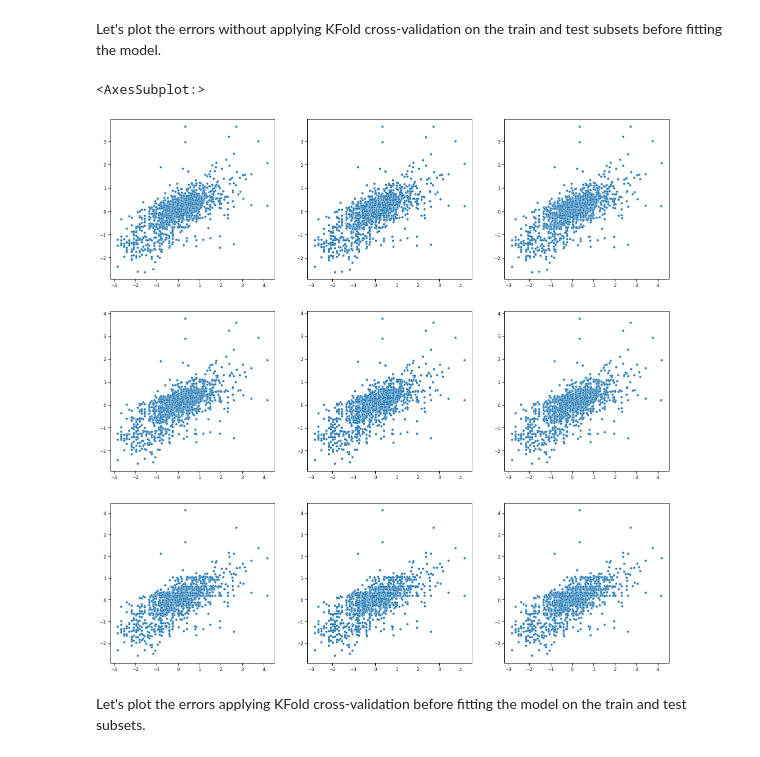
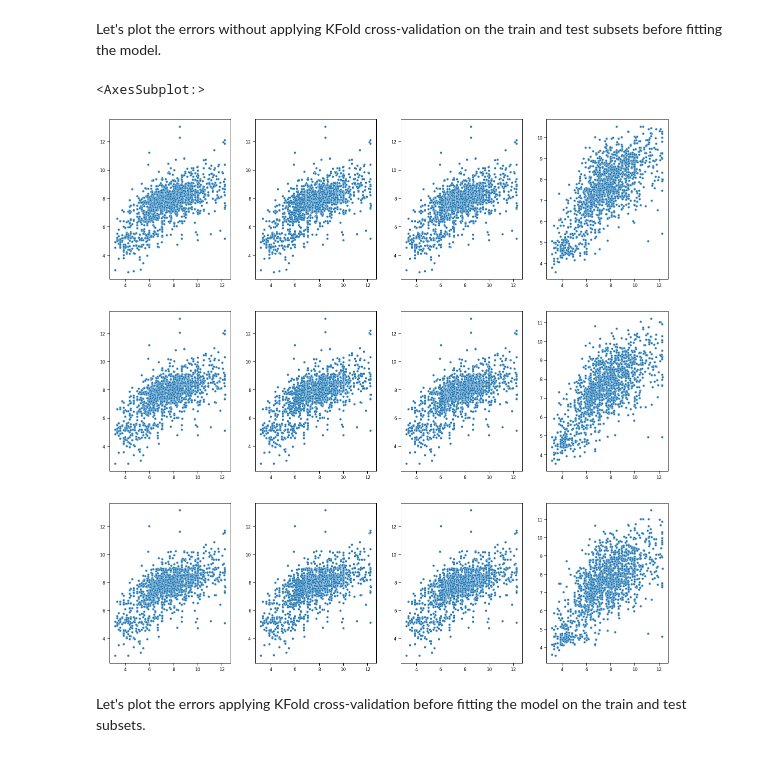
Before and after one commit to sbmoyano/data_science_projects, a Jupyter notebook: Airbnb_Malaga_correlation_regression/airbnb_malaga_supervised_learning_regression.ipynb, the cells around one changed output. Cells and saved outputs as stored; diff of their text form; code cells hidden in the pictures.

Commit message:
updated regression models and scores

```diff
--- a/Airbnb_Malaga_correlation_regression/airbnb_malaga_supervised_learning_regression.ipynb
+++ b/Airbnb_Malaga_correlation_regression/airbnb_malaga_supervised_learning_regression.ipynb
@@ -2103,15 +2233,21 @@ Mean Absolute Error on train data: 0.544148772150095
 # %%
-train_X_np_sel_supp = train_X[selected_features_supp].to_numpy()
-test_X_np_sel_supp = test_X[selected_features_supp].to_numpy()
 print('\n -------- LASSO REGRESSION (L1 REGULARIZATION) -------- \n')
-pred_lasso_sel_supp = lasso_reg(train_X_np_sel_supp, train_y_np, test_X_np_sel_supp, test_y_np)
-y_test_lasso_sel_supp, pred_lasso_sel_supp_kfold = lasso_reg_kfold(X, y, train_X_np_sel_supp, train_y_np, test_X_np_sel_supp, test_y_np)
+pred_lasso_sel_supp, y_test_lasso_sel_supp = lasso_reg(train_X_np_sel_supp, train_y_np, test_X_np_sel_supp, test_y_np)
+#y_test_lasso_sel_supp, pred_lasso_sel_supp_kfold = lasso_reg_kfold(X, y, train_X_np_sel_supp, train_y_np, test_X_np_sel_supp, test_y_np)
 print('\n -------- RIDGE REGRESSION (L2 REGULARIZATION) -------- \n')
-pred_ridge_sel_supp = ridge_reg(train_X_np_sel_supp, train_y_np, test_X_np_sel_supp, test_y_np)
-y_test_ridge_sel_supp, pred_ridge_sel_supp_kfold = ridge_reg_kfold(X, y, train_X_np_sel_supp, train_y_np, test_X_np_sel_supp, test_y_np)
+pred_ridge_sel_supp, y_test_ridge_sel_supp = ridge_reg(train_X_np_sel_supp, train_y_np, test_X_np_sel_supp, test_y_np)
+#y_test_ridge_sel_supp, pred_ridge_sel_supp_kfold = ridge_reg_kfold(X, y, train_X_np_sel_supp, train_y_np, test_X_np_sel_supp, test_y_np)
 print('\n -------- ELASTICNET REGRESSION (L1 AND L2 REGULARIZATION) -------- \n')
-pred_elasticnet_sel_supp = elasticnet_reg(train_X_np_sel_supp, train_y_np, test_X_np_sel_supp, test_y_np)
-y_test_elasticnet_sel_supp, pred_elasticnet_sel_supp_kfold = elasticnet_reg_kfold(X, y, train_X_np_sel_supp, train_y_np, test_X_np_sel_supp, test_y_np)
+pred_elasticnet_sel_supp, y_test_elasticnet_sel_supp = elasticnet_reg(train_X_np_sel_supp, train_y_np, test_X_np_sel_supp, test_y_np)
+#y_test_elasticnet_sel_supp, pred_elasticnet_sel_supp_kfold = elasticnet_reg_kfold(X, y, train_X_np_sel_supp, train_y_np, test_X_np_sel_supp, test_y_np)
+print('\n -------- RANDOM FOREST REGRESSION -------- \n')
+rf_best_params_sel_supp = {'n_estimators': 800,
+                           'min_samples_split': 2,
+                           'min_samples_leaf': 2,
+                           'max_features': 'log2',
+                           'max_depth': 110,
+                           'bootstrap': False}
+pred_rf_sel_supp, y_test_rf_sel_supp = randomforest_reg(train_X_np_sel_supp, train_y_np, test_X_np_sel_supp, test_y_np, rf_best_params_sel_supp)
 # %% [output]
  -------- LASSO REGRESSION (L1 REGULARIZATION) --------
 
@@ -2133,22 +2467,25 @@ Mean Absolute Error on train data: 0.5442239101898291
 # %% [markdown]
 Let's plot the errors without applying KFold cross-validation on the train and test subsets before fitting the model.
 # %%
-fig, ax = plt.subplots(3, 3, figsize=(20, 20))
+fig, ax = plt.subplots(3, 4, figsize=(20, 20))
 
-sns.scatterplot(test_y_np, pred_lasso, ax=ax[0, 0])
-sns.scatterplot(test_y_np, pred_ridge, ax=ax[0, 1])
-sns.scatterplot(test_y_np, pred_elasticnet, ax=ax[0, 2])
+sns.scatterplot(y_test_lasso, pred_lasso, ax=ax[0, 0])
+sns.scatterplot(y_test_ridge, pred_ridge, ax=ax[0, 1])
+sns.scatterplot(y_test_elasticnet, pred_elasticnet, ax=ax[0, 2])
+sns.scatterplot(y_test_rf, pred_rf, ax=ax[0, 3])
 
-sns.scatterplot(test_y_np, pred_lasso_sel, ax=ax[1, 0])
-sns.scatterplot(test_y_np, pred_ridge_sel, ax=ax[1, 1])
-sns.scatterplot(test_y_np, pred_elasticnet_sel, ax=ax[1, 2])
+sns.scatterplot(y_test_lasso_sel, pred_lasso_sel, ax=ax[1, 0])
+sns.scatterplot(y_test_ridge_sel, pred_ridge_sel, ax=ax[1, 1])
+sns.scatterplot(y_test_elasticnet_sel, pred_elasticnet_sel, ax=ax[1, 2])
+sns.scatterplot(y_test_rf_sel, pred_rf_sel, ax=ax[1, 3])
 
-sns.scatterplot(test_y_np, pred_lasso_sel_supp, ax=ax[2, 0])
-sns.scatterplot(test_y_np, pred_ridge_sel_supp, ax=ax[2, 1])
-sns.scatterplot(test_y_np, pred_elasticnet_sel_supp, ax=ax[2, 2])
+sns.scatterplot(y_test_lasso_sel_supp, pred_lasso_sel_supp, ax=ax[2, 0])
+sns.scatterplot(y_test_ridge_sel_supp, pred_ridge_sel_supp, ax=ax[2, 1])
+sns.scatterplot(y_test_elasticnet_sel_supp, pred_elasticnet_sel_supp, ax=ax[2, 2])
+sns.scatterplot(y_test_rf_sel_supp, pred_rf_sel_supp, ax=ax[2, 3])
 # %% [output]
 <AxesSubplot:>
-[figure, old version]
+[figure, new version]
 # %% [markdown]
 Let's plot the errors applying KFold cross-validation before fitting the model on the train and test subsets.
 # %%
```
Also changed, not shown: parts of 191 cells of this notebook, 7 other files.
